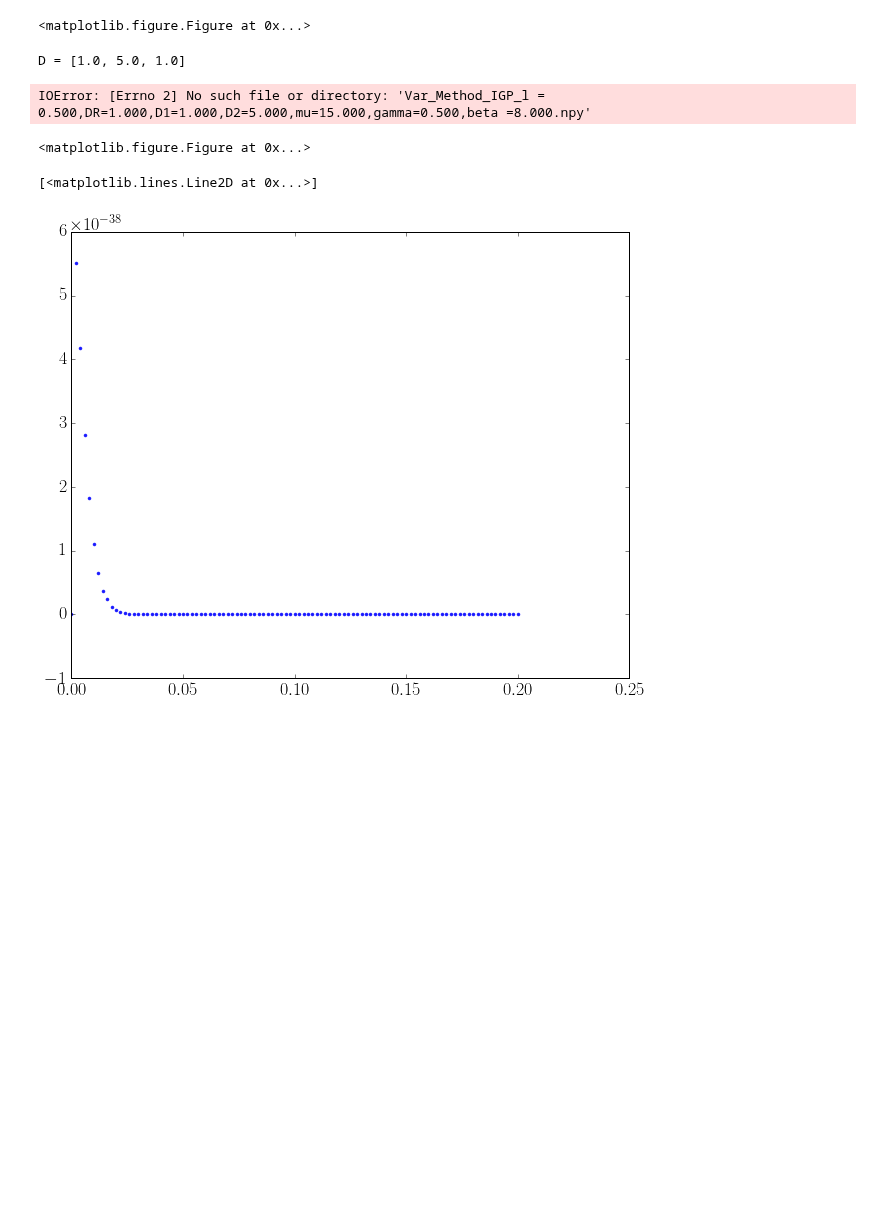
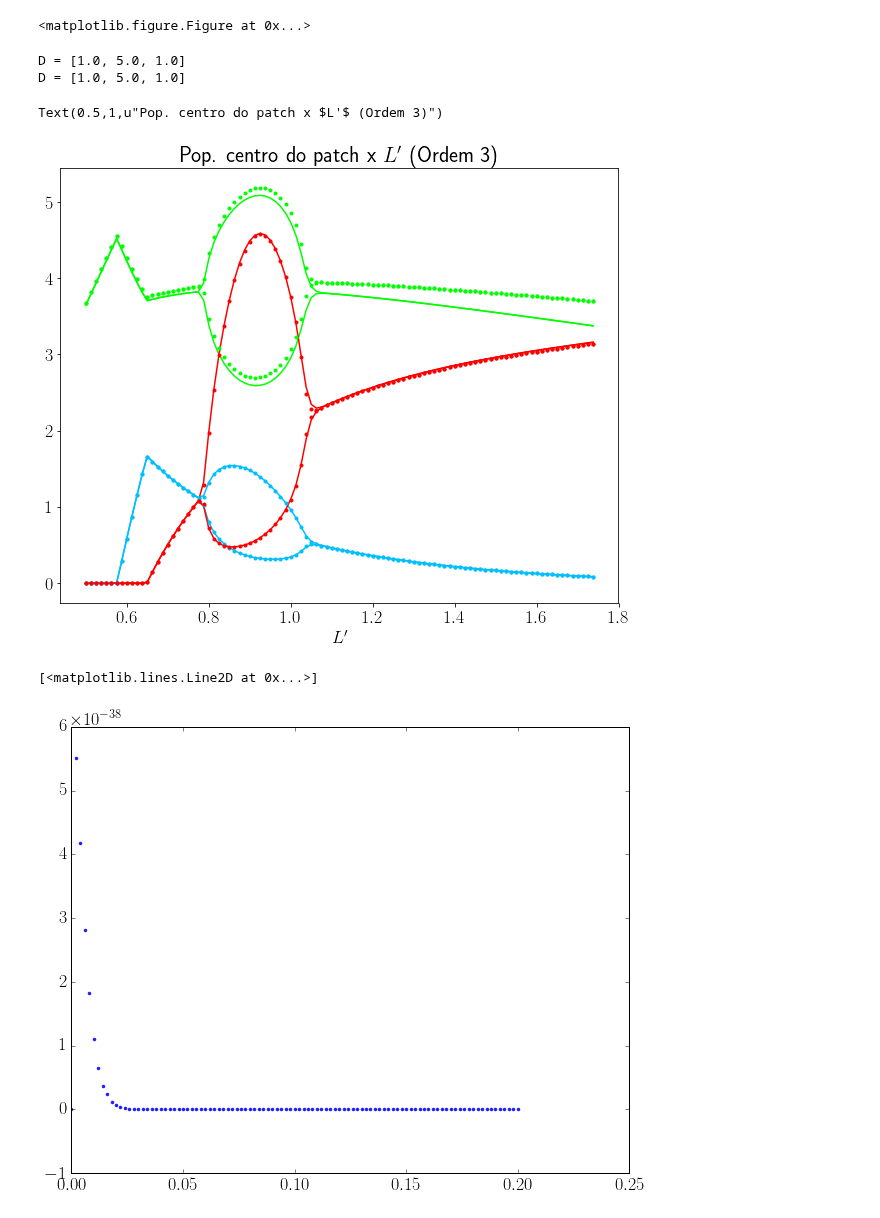
Before and after one commit to reand705/IGP, a Jupyter notebook: Bif_Numerical_Integration_vs_Var_method.ipynb, the cells around one changed output. Saved outputs shown, nothing was run; the diff lists cells and outputs as text; code cells hidden in the pictures; blank space fills up the shorter version.

Commit message:
ordem 3, gráfico de bifurcação melhor. Algum problema em alguma EDO? Cancelei um commit que poderia ser importante. (casa)

```diff
--- a/Bif_Numerical_Integration_vs_Var_method.ipynb
+++ b/Bif_Numerical_Integration_vs_Var_method.ipynb
@@ -56,7 +56,7 @@ U5U6MIN = []
 for d in D:
     print("D = " + str(d))
     D1,D2,DR = d[0],d[1],d[2]
-    for l in L:
+    for l in Lvar:
 
         sol = np.load('Var_Method_IGP3_l = %.3f,DR=%.3f,D1=%.3f,D2=%.3f,mu=%.3f,gamma=%.3f,beta =%.3f.npy'
                 % (l,DR,D1,D2,mu,gamma,beta))
@@ -77,12 +77,12 @@ for d in D:
             U5U6MAX.append(np.max(U5[-1000:] - U6[-1000:]))
             U5U6MIN.append(np.min(U5[-1000:] - U6[-1000:]))
 
-plt.plot(L,U1U2MAX,color = 'lime')
-plt.plot(L,U1U2MIN,color = 'lime')
-plt.plot(L,U3U4MAX,color = 'deepskyblue')
-plt.plot(L,U3U4MIN,color = 'deepskyblue')
-plt.plot(L,U5U6MAX,color = 'red')
-plt.plot(L,U5U6MIN,color = 'red')
+plt.plot(Lvar,U1U2MAX,color = 'lime')
+plt.plot(Lvar,U1U2MIN,color = 'lime')
+plt.plot(Lvar,U3U4MAX,color = 'deepskyblue')
+plt.plot(Lvar,U3U4MIN,color = 'deepskyblue')
+plt.plot(Lvar,U5U6MAX,color = 'red')
+plt.plot(Lvar,U5U6MIN,color = 'red')
 
 
 '''
@@ -135,7 +135,6 @@ plt.plot(Lvar,A2MIN,color = 'red')
 
 '''
 
-'''
 
 #Integração numérica
 RMAX = []
@@ -144,38 +143,37 @@ C1MAX = []
 C1MIN = []
 C2MAX = []
 C2MIN = []
 
 for d in D:
     print("D = " + str(d))
     D1,D2,DR = d[0],d[1],d[2]
     for l in Lnum:
         sol = np.load('Method_Of_LinesIGP_l = %.3f,DR=%.3f,D1=%.3f,D2=%.3f,mu=%.3f,gamma=%.3f,beta =%.3f.npy'
                 % (l,DR,D1,D2,mu,gamma,beta))
         R = np.transpose(sol[:,0:M])
         C1 = np.transpose(sol[:,M:2*M])
         C2 = np.transpose(sol[:,2*M:])
         RMAX.append(np.max(R[M/2,-500:]))
         RMIN.append(np.min(R[M/2,-500:]))
         C1MAX.append(np.max(C1[M/2,-500:]))
         C1MIN.append(np.min(C1[M/2,-500:]))
         C2MAX.append(np.max(C2[M/2,-500:]))
         C2MIN.append(np.min(C2[M/2,-500:]))
 
 plt.plot(Lnum,RMAX,color = 'lime',marker = '.',linestyle = "None")
 plt.plot(Lnum,RMIN,color = 'lime',marker = '.',linestyle = "None")
 plt.plot(Lnum,C1MAX,color = 'deepskyblue',marker = '.',linestyle = "None")
 plt.plot(Lnum,C1MIN,color = 'deepskyblue',marker = '.',linestyle = "None")
 plt.plot(Lnum,C2MAX,color = 'red',marker = '.',linestyle = "None")
 plt.plot(Lnum,C2MIN,color = 'red',marker = '.',linestyle = "None") #Commais pontos talvez você possa colocar linestyle = "None"
 
-'''
-
 plt.xlabel(r"$L'$")
-plt.title(r"Pop. centro do patch x $L'$")
+plt.title(r"Pop. centro do patch x $L'$ (Ordem 3)")
 # %% [output]
 D = [1.0, 5.0, 1.0]
+D = [1.0, 5.0, 1.0]
-IOError: [Errno 2] No such file or directory: 'Var_Method_IGP_l = 0.500,DR=1.000,D1=1.000,D2=5.000,mu=15.000,gamma=0.500,beta =8.000.npy'
+Text(0.5,1,u"Pop. centro do patch x $L'$ (Ordem 3)")
-<matplotlib.figure.Figure at 0x...>
+[figure, added]
 # %%
 plt.figure(figsize=(10,8))
 plt.plot(DN,maxv, marker = '.', linestyle="None", color = (DP[i], DP[i], DP[i]*10), label = DP[i])
```
Also changed, not shown: 1 other file.
